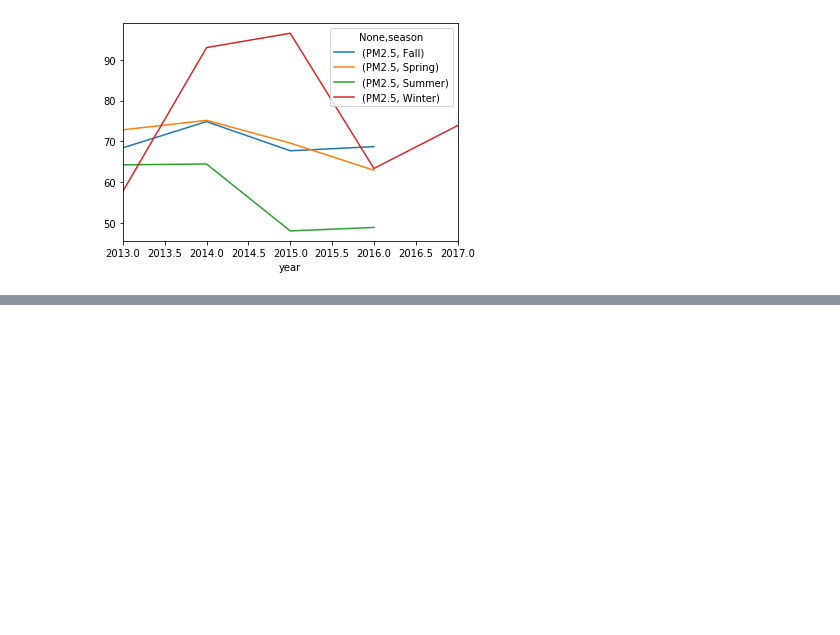
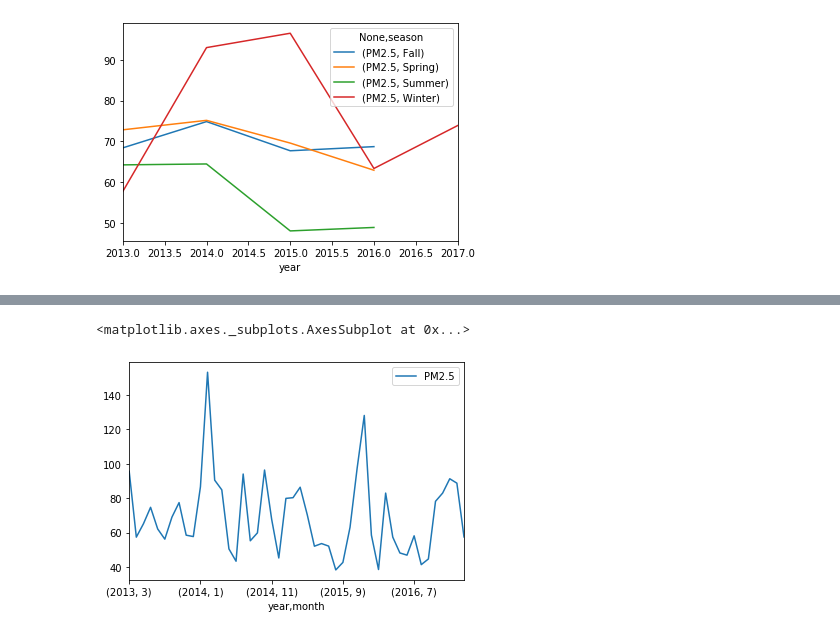
Before and after one commit to roccohsia/stats131group10, a Jupyter notebook: final project.ipynb, the cells around one changed output, grey strips where cells are left out. Cells and saved outputs as stored; diff of their text form; code cells hidden in the pictures; blank space fills up the shorter version.

```diff
--- a/final project.ipynb
+++ b/final project.ipynb
@@ -275,0 +307,5 @@ seasonmean.loc['Huairou'].plot()
+# %%
+monthlymean.loc['Huairou'].plot()
+# %% [output]
+<matplotlib.axes._subplots.AxesSubplot at 0x...>
+[figure, added]
```
Also changed, not shown: parts of 7 cells of this notebook.
